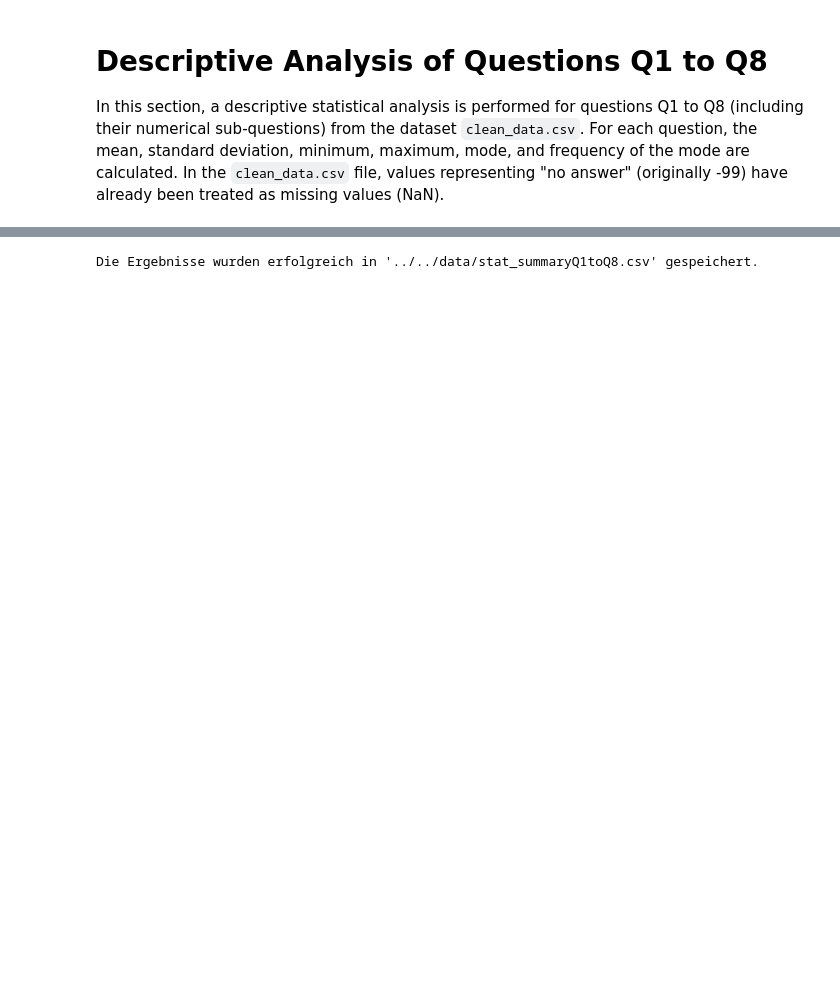
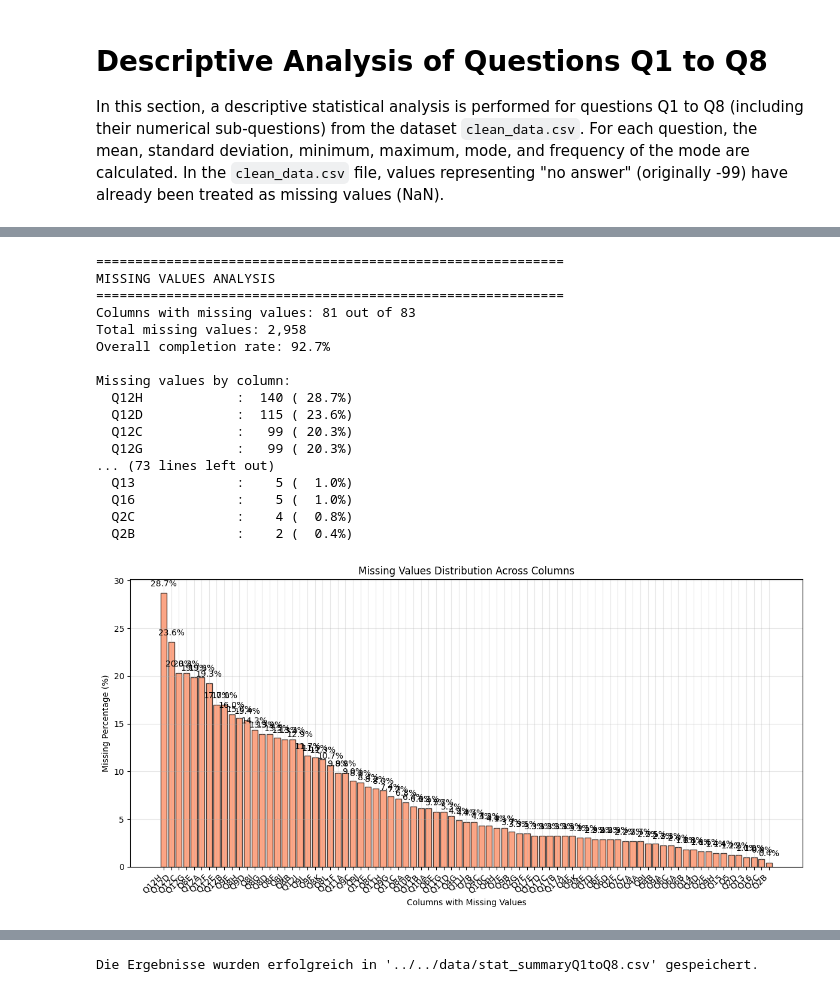
Before and after one commit to fskHartmann/Bierprojekt, a Jupyter notebook: src/eda/eda1bis8.ipynb, the cells around one changed output, grey strips where cells are left out. Saved outputs shown, nothing was run; the diff lists cells and outputs as text; code cells hidden in the pictures; blank space fills up the shorter version.

Commit message:
more eda on conventional dataset

```diff
--- a/src/eda/eda1bis8.ipynb
+++ b/src/eda/eda1bis8.ipynb
@@ -4,0 +87,67 @@ In this section, a descriptive statistical analysis is performed for questions Q
+# %%
+# Comprehensive Missing Values Analysis
+print("\n" + "="*60)
+print("MISSING VALUES ANALYSIS")
+print("="*60)
+
+# Calculate missing values for all columns
+missing_stats = pd.DataFrame({
+    'Column': df.columns,
+    'Missing_Count': df.isnull().sum(),
+    'Missing_Percent': (df.isnull().sum() / len(df)) * 100,
+    'Data_Type': df.dtypes
+})
+missing_stats['Has_Missing'] = missing_stats['Missing_Count'] > 0
+missing_stats = missing_stats.sort_values('Missing_Percent', ascending=False)
+
+print(f"Columns with missing values: {missing_stats['Has_Missing'].sum()} out of {len(df.columns)}")
+print(f"Total missing values: {missing_stats['Missing_Count'].sum():,}")
+print(f"Overall completion rate: {((df.size - missing_stats['Missing_Count'].sum()) / df.size) * 100:.1f}%")
+
+# Display missing values summary
+if missing_stats['Missing_Count'].sum() > 0:
+    print("\nMissing values by column:")
+    missing_cols = missing_stats[missing_stats['Has_Missing']]
+    for _, row in missing_cols.iterrows():
+        print(f"  {row['Column']:15} : {row['Missing_Count']:4d} ({row['Missing_Percent']:5.1f}%)")
+else:
+    print("\nNo missing values found in the dataset!")
+
+# Visualize missing values pattern
+if missing_stats['Missing_Count'].sum() > 0:
+    plt.figure(figsize=(12, 6))
+    missing_cols = missing_stats[missing_stats['Has_Missing']]
+    plt.bar(range(len(missing_cols)), missing_cols['Missing_Percent'],
+            color='coral', alpha=0.7, edgecolor='black')
+    plt.xlabel('Columns with Missing Values')
+    plt.ylabel('Missing Percentage (%)')
+    plt.title('Missing Values Distribution Across Columns')
+    plt.xticks(range(len(missing_cols)), missing_cols['Column'], rotation=45, ha='right')
+
+    # Add percentage labels on bars
+    for i, pct in enumerate(missing_cols['Missing_Percent']):
+        plt.text(i, pct + 0.5, f'{pct:.1f}%', ha='center', va='bottom')
+
+    plt.tight_layout()
+    plt.show()
+else:
+    print("\nNo missing values visualization needed - dataset is complete!")
+# %% [output]
+============================================================
+MISSING VALUES ANALYSIS
+============================================================
+Columns with missing values: 81 out of 83
+Total missing values: 2,958
+Overall completion rate: 92.7%
+
+Missing values by column:
+  Q12H            :  140 ( 28.7%)
+  Q12D            :  115 ( 23.6%)
+  Q12C            :   99 ( 20.3%)
+  Q12G            :   99 ( 20.3%)
+... (73 lines left out)
+  Q13             :    5 (  1.0%)
+  Q16             :    5 (  1.0%)
+  Q2C             :    4 (  0.8%)
+  Q2B             :    2 (  0.4%)
+[figure, added]
```
Also changed, not shown: parts of 71 cells of this notebook.
